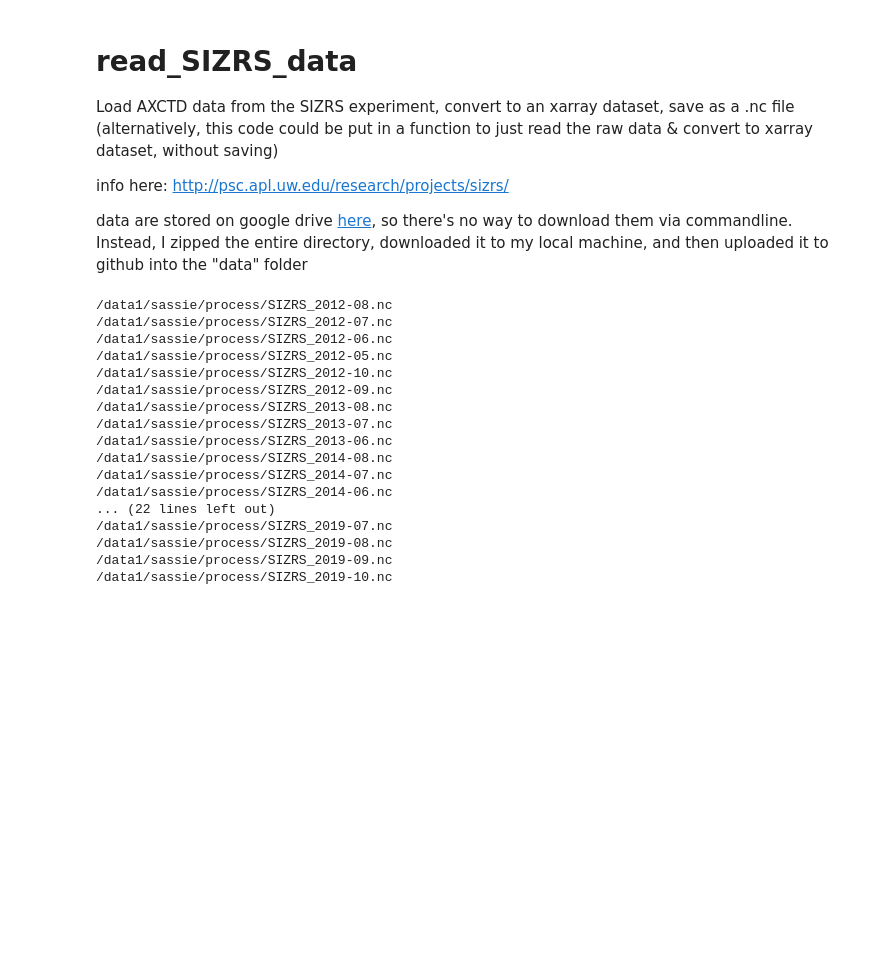
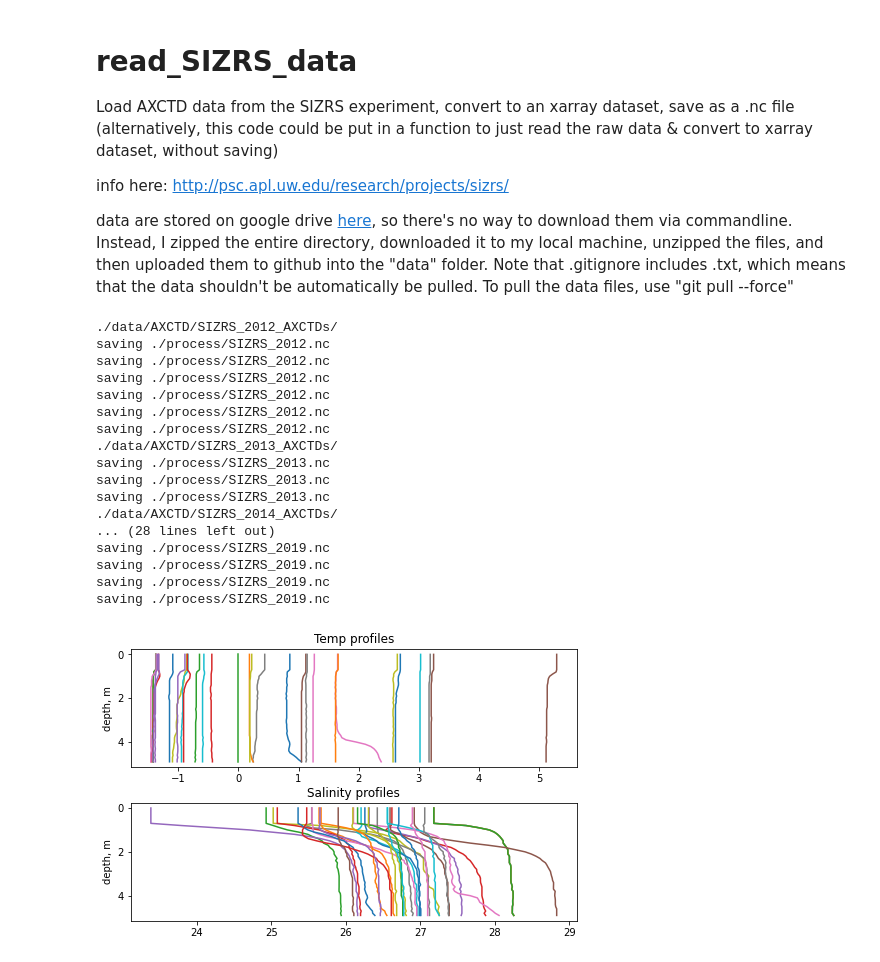
Before and after one commit to NASA-SASSIE/collocation, a Jupyter notebook: read_SIZRS_data.ipynb, the cells around one changed output. Drawn from its saved outputs; the diff is of its cells as text; code cells hidden in the pictures; blank space fills up the shorter version.

Commit message:
update read_sizrs_data

```diff
--- a/read_SIZRS_data.ipynb
+++ b/read_SIZRS_data.ipynb
@@ -7,7 +7,7 @@ Load AXCTD data from the SIZRS experiment, convert to an xarray dataset, save as
 info here:
 http://psc.apl.uw.edu/research/projects/sizrs/
 
-data are stored on google drive [here](https://drive.google.com/drive/folders/0B5_0Q9aVQm9gTzV0eVgyRkZ6cGM?resourcekey=0-SGB_gxxdIvTOKe_i9kYLWA), so there's no way to download them via commandline. Instead, I zipped the entire directory, downloaded it to my local machine, and then uploaded it to github into the "data" folder
+data are stored on google drive [here](https://drive.google.com/drive/folders/0B5_0Q9aVQm9gTzV0eVgyRkZ6cGM?resourcekey=0-SGB_gxxdIvTOKe_i9kYLWA), so there's no way to download them via commandline. Instead, I zipped the entire directory, downloaded it to my local machine, unzipped the files, and then uploaded them to github into the "data" folder. Note that .gitignore includes .txt, which means that the data shouldn't be automatically be pulled. To pull the data files, use "git pull --force"
 # %%
 # imports
 import sys
@@ -43,25 +43,32 @@ vbls_save = ['SST', 'SSS']
 # we will extract data at the surface....
 # but first let's take a look at the upper 10 m - regrid the data to "zgrid"
 z_extract = 0 # final depth of extraction
-zgrid = np.arange(0,10,0.1) # vertical grid for the first-look
+zgrid = np.arange(0,5,0.1) # vertical grid for the first-look
 # %%
 # year(s) and month(s) to process:
 # years from 2012 to 2019 and months 6-10 are typically available
 years = range(2012,2020)
+
+# set up figure
+# fig, axes = plt.figure(figsize=(16,8), subplots=(9,2))
+
+
 # loop through years
 for year in years:
-    # initialize output array
+    # initialize output array - one per year
     xctd_thisyear = xr.Dataset(coords={'z':zgrid, 't':time})
     # this year's data directory
     thisdir = f'{sizrsdir}SIZRS_{year}_AXCTDs/'
+    print(thisdir)
+    # months in this year
     monthdirs = sorted(glob.glob(thisdir + '*AXCTDs_*'))
     for monthdir in monthdirs:
         file_list = sorted(glob.glob(monthdir +  '*/AXCTD*.txt'))
         cnt = 0 # count
         for filename in file_list:
             cnt+=1
-            # load
-            #print(filename)
+            # load, skip the header, and close
+            # print(filename)
             f = open(filename,'r')
             header = f.readlines()[0:13]
             f.close()
@@ -75,52 +82,71 @@ for year in years:
                     if hsplit[1] == 'degrees': # some files are formatted like this
                         lat = float(hsplit[0])
                         lon = -1*(float(hsplit[5]))
                         time = np.datetime64(datetime.strptime(hsplit[-2],'%Y-%m-%d/%H%M'))
                     else: # some like this
                         lat = float(hsplit[0]) + float(hsplit[2])/60
                         lon = -1*(float(hsplit[6]) + float(hsplit[8])/60)
                         time = np.datetime64(datetime.strptime(hsplit[-2],'%Y-%m-%d/%H%M'))
 
             # load data into a pandas dataframe:
             df = pd.read_csv(filename, sep='\s+', skiprows=15, names=["Depth", "Pres", "Temp", "Cond", "Salinity", "Sigma"])
 
             # if this is the first file in the month, initialize the xr dataset and add time
 
             if cnt==1:
                 xctd_thismonth = xr.Dataset(coords={'z':zgrid, 't':time})
 
             # interpolate each variable to zgrid and store in the xarray dataset:
             # add data to the new xarray dataset this_xctd
             this_xctd = xr.Dataset(coords={'z':zgrid, 't':time, 'x':lon, 'y':lat})
             for vbl in vbls:
                 this_xctd[vbl] = xr.DataArray(data=np.interp(zgrid, df['Depth'], df[vbl]), dims=['z'])
 
 
             # concatenate files
             xctd_thisyear = xr.concat([xctd_thisyear, this_xctd], dim='t')
             xctd_thismonth = xr.concat([xctd_thismonth, this_xctd], dim='t')
 
+        # at the end of each year, save to netcdf
+        SIZRS = xctd_thisyear.copy() # copy to a new dataset
+        SIZRS = SIZRS.sel(z=z_extract) # extract one depth (surface)
+        SIZRS = SIZRS.sortby('t')  # make sure times are sorted
+        # rename variables
+        for vi in range(len(vbls)):
+            SIZRS = SIZRS.rename_vars({vbls[vi]:vbls_save[vi]})
 
-        # at the end of each month, save the month file
-        filename_out = f'{savedir}SIZRS_{np.datetime_as_string(time, unit="M")}.nc'
-        print(filename_out)
-        xctd_thismonth = xctd_thismonth.sortby('t')
-        xctd_thismonth.to_netcdf(filename_out)
+        filename_out = f'{savedir}SIZRS_{np.datetime_as_string(time, unit="Y")}.nc'
+        print('saving ' + filename_out)
+        SIZRS.to_netcdf(filename_out)
+
+
+
+# at the end of the last year, plot profiles
+fig, axs = plt.subplots(2, 1, figsize=(8,5))
+fig.subplots_adjust(hspace=0.3)
+
+for vi in [0,1]:
+    axx = axs[vi]
+    axx.plot(np.transpose(xctd_thisyear[vbls[vi]].data), xctd_thisyear.z.data)
+    axx.invert_yaxis()
+    axx.set_title(f'{vbls[vi]} profiles')
+    axx.set_ylabel('depth, m')
 # %% [output]
-/data1/sassie/process/SIZRS_2012-08.nc
-/data1/sassie/process/SIZRS_2012-07.nc
-/data1/sassie/process/SIZRS_2012-06.nc
-/data1/sassie/process/SIZRS_2012-05.nc
-/data1/sassie/process/SIZRS_2012-10.nc
-/data1/sassie/process/SIZRS_2012-09.nc
-/data1/sassie/process/SIZRS_2013-08.nc
-/data1/sassie/process/SIZRS_2013-07.nc
-/data1/sassie/process/SIZRS_2013-06.nc
-/data1/sassie/process/SIZRS_2014-08.nc
-/data1/sassie/process/SIZRS_2014-07.nc
-/data1/sassie/process/SIZRS_2014-06.nc
-... (22 lines left out)
-/data1/sassie/process/SIZRS_2019-07.nc
-/data1/sassie/process/SIZRS_2019-08.nc
-/data1/sassie/process/SIZRS_2019-09.nc
-/data1/sassie/process/SIZRS_2019-10.nc
+./data/AXCTD/SIZRS_2012_AXCTDs/
+saving ./process/SIZRS_2012.nc
+saving ./process/SIZRS_2012.nc
+saving ./process/SIZRS_2012.nc
+saving ./process/SIZRS_2012.nc
+saving ./process/SIZRS_2012.nc
+saving ./process/SIZRS_2012.nc
+./data/AXCTD/SIZRS_2013_AXCTDs/
+saving ./process/SIZRS_2013.nc
+saving ./process/SIZRS_2013.nc
+saving ./process/SIZRS_2013.nc
+./data/AXCTD/SIZRS_2014_AXCTDs/
+... (28 lines left out)
+saving ./process/SIZRS_2019.nc
+saving ./process/SIZRS_2019.nc
+saving ./process/SIZRS_2019.nc
+saving ./process/SIZRS_2019.nc
+[figure, added]
```
Also changed, not shown: parts of 16 cells of this notebook, 8 other files.
